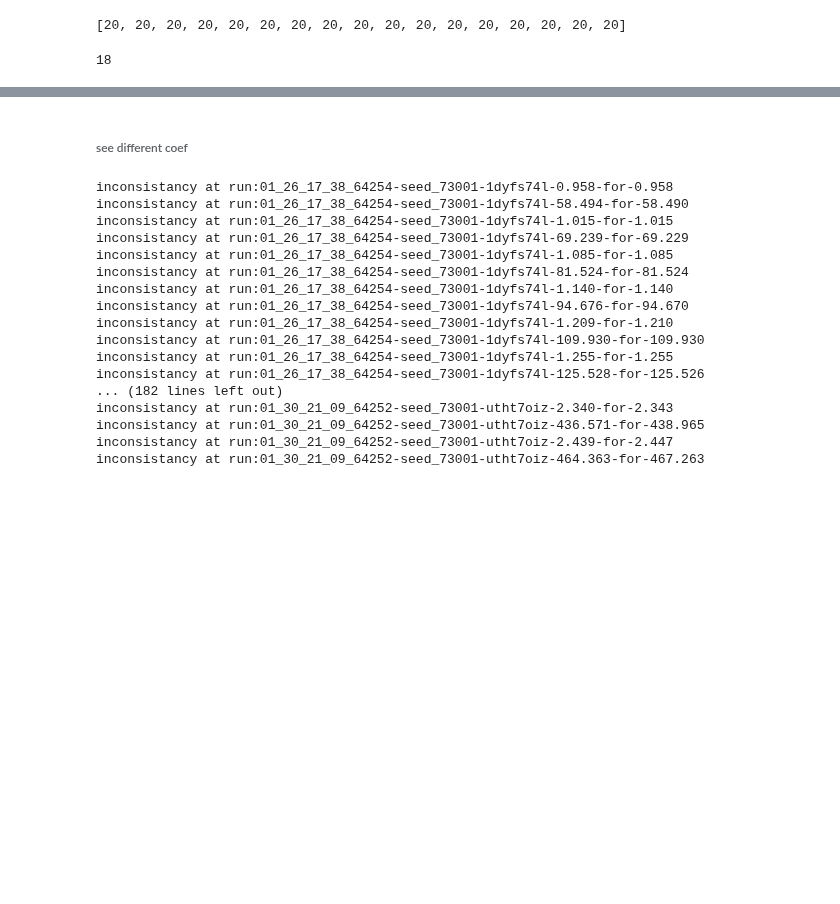
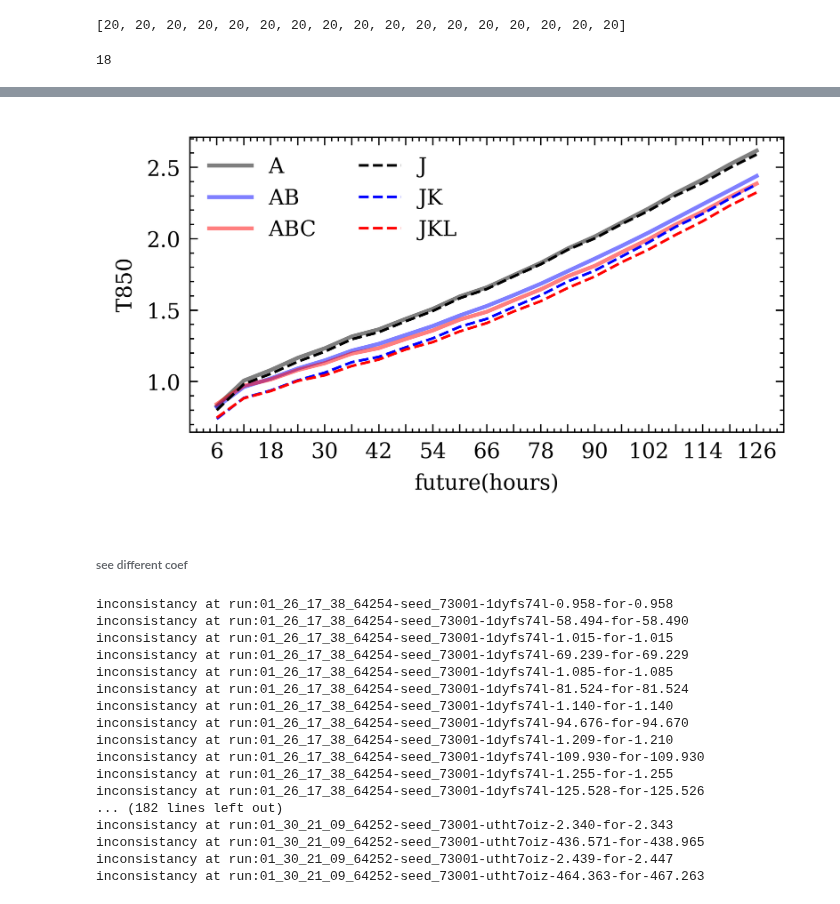
Before and after one commit to veya2ztn/Seq2SeqAutoregressiveModel, a Jupyter notebook: Error_propagation.ipynb, the cells around one changed output, grey strips where cells are left out. Saved outputs shown, nothing was run; the diff lists cells and outputs as text; code cells hidden in the pictures; blank space fills up the shorter version.

```diff
--- a/Error_propagation.ipynb
+++ b/Error_propagation.ipynb
@@ -2210,3 +2202,25 @@ colorlist=['r','g','b','olive','black','purple','magenta','orange']
+# %%
+%matplotlib inline
+colorlist=['black','b','r','black','b','r']
+linestyle_list = ['-','-','-','--','--','--']
+xticks   = [str(6*t) if t%2==1  else "" for t in np.arange(1,22) ]
+linethickness_list = [1.5]*3+[1]*3
+transparency_list  = [0.5]*3+[1]*3
+import scienceplots
+with plt.style.context(['science', 'no-latex', 'ieee']):
+    fig,ax = plt.subplots(figsize=(4,2))
+    for i,(nick_name, line) in enumerate(T850_lines):
+        x = [(l[0]+1)*6 for l in line]
+        y = [l[1] for l in line]
+        ax.plot(x,y,label=nick_name,color=colorlist[i],linestyle=linestyle_list[i],
+                linewidth=linethickness_list[i],alpha=transparency_list[i])
+    ax.set_xticks(x,xticks,fontsize=8)
+    ax.set_xlabel("future(hours)",fontsize=8)
+    ax.set_ylabel("T850",fontsize=8)
+    ax.legend(ncol=2)
+fig.savefig("figures/T850_WB3264-60k_showcase.png",dpi=300,bbox_inches='tight')
+# %% [output]
+[figure, added]
 # %%
 # %matplotlib inline
 # colorlist=['black','g','b','olive','r','purple','magenta','orange']
```
Also changed, not shown: parts of 8 cells of this notebook, 2 other files.
